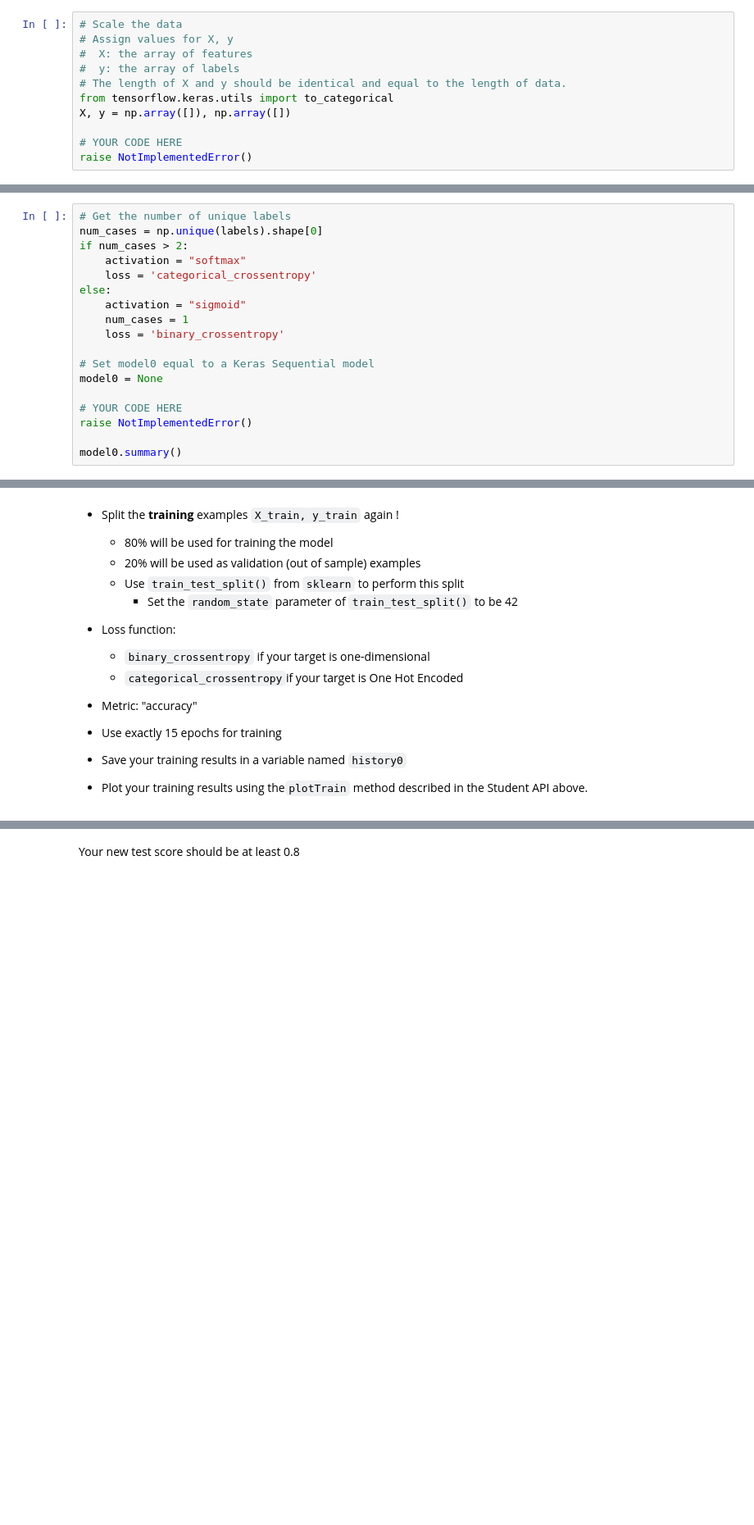
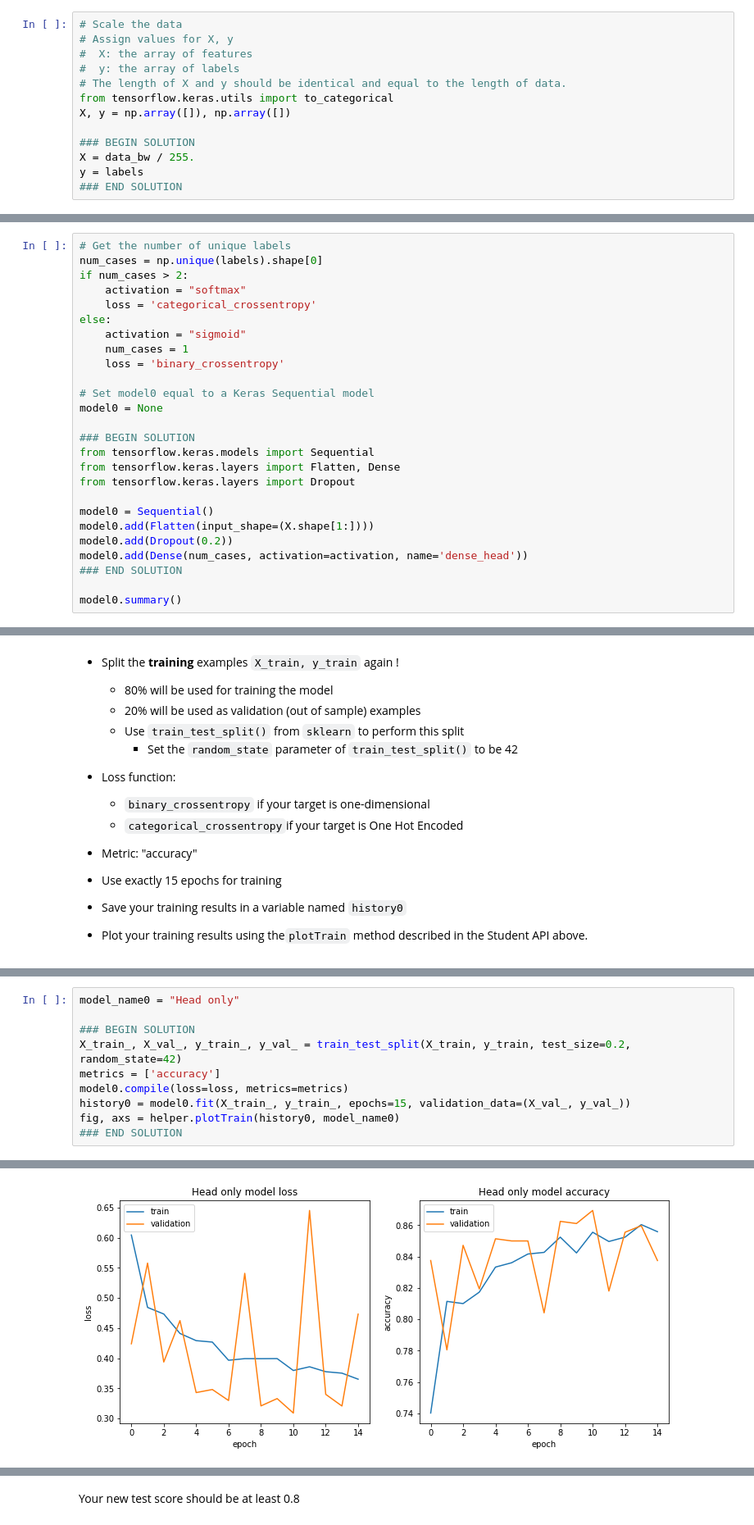
Before and after one commit to kenperry-public/ML_Fall_2020, a Jupyter notebook: assignments/keras_intro/Ships_in_satellite_images_P1.ipynb, the cells around one changed output, grey strips where cells are left out. Shown at 82% size. Cells and saved outputs as stored; diff of their text form; blank space fills up the shorter version.

```diff
--- a/assignments/keras_intro/Ships_in_satellite_images_P1.ipynb
+++ b/assignments/keras_intro/Ships_in_satellite_images_P1.ipynb
@@ -211,8 +221,10 @@ We also need to consider how to represent our target values
 from tensorflow.keras.utils import to_categorical
 X, y = np.array([]), np.array([])
 
-# YOUR CODE HERE
-raise NotImplementedError()
+### BEGIN SOLUTION
+X = data_bw / 255.
+y = labels
+### END SOLUTION
 # %%
 # Check if your solution is right
 
@@ -268,7 +283,15 @@ else:
 # Set model0 equal to a Keras Sequential model
 model0 = None
 
-# YOUR CODE HERE
-raise NotImplementedError()
+### BEGIN SOLUTION
+from tensorflow.keras.models import Sequential
+from tensorflow.keras.layers import Flatten, Dense
+from tensorflow.keras.layers import Dropout
+
+model0 = Sequential()
+model0.add(Flatten(input_shape=(X.shape[1:])))
+model0.add(Dropout(0.2))
+model0.add(Dense(num_cases, activation=activation, name='dense_head'))
+### END SOLUTION
 
 model0.summary()
@@ -302,0 +338,11 @@ raise NotImplementedError()
+# %%
+model_name0 = "Head only"
+
+### BEGIN SOLUTION
+X_train_, X_val_, y_train_, y_val_ = train_test_split(X_train, y_train, test_size=0.2, random_state=42)
+metrics = ['accuracy']
+model0.compile(loss=loss, metrics=metrics)
+history0 = model0.fit(X_train_, y_train_, epochs=15, validation_data=(X_val_, y_val_))
+fig, axs = helper.plotTrain(history0, model_name0)
+### END SOLUTION
+# %% [output]
@@ -303,3 +366,4 @@ raise NotImplementedError()
+[figure, added]
 # %% [markdown]
 ## How many weights in the model ?
 
```
Also changed, not shown: parts of 28 cells of this notebook, 2 other files.
